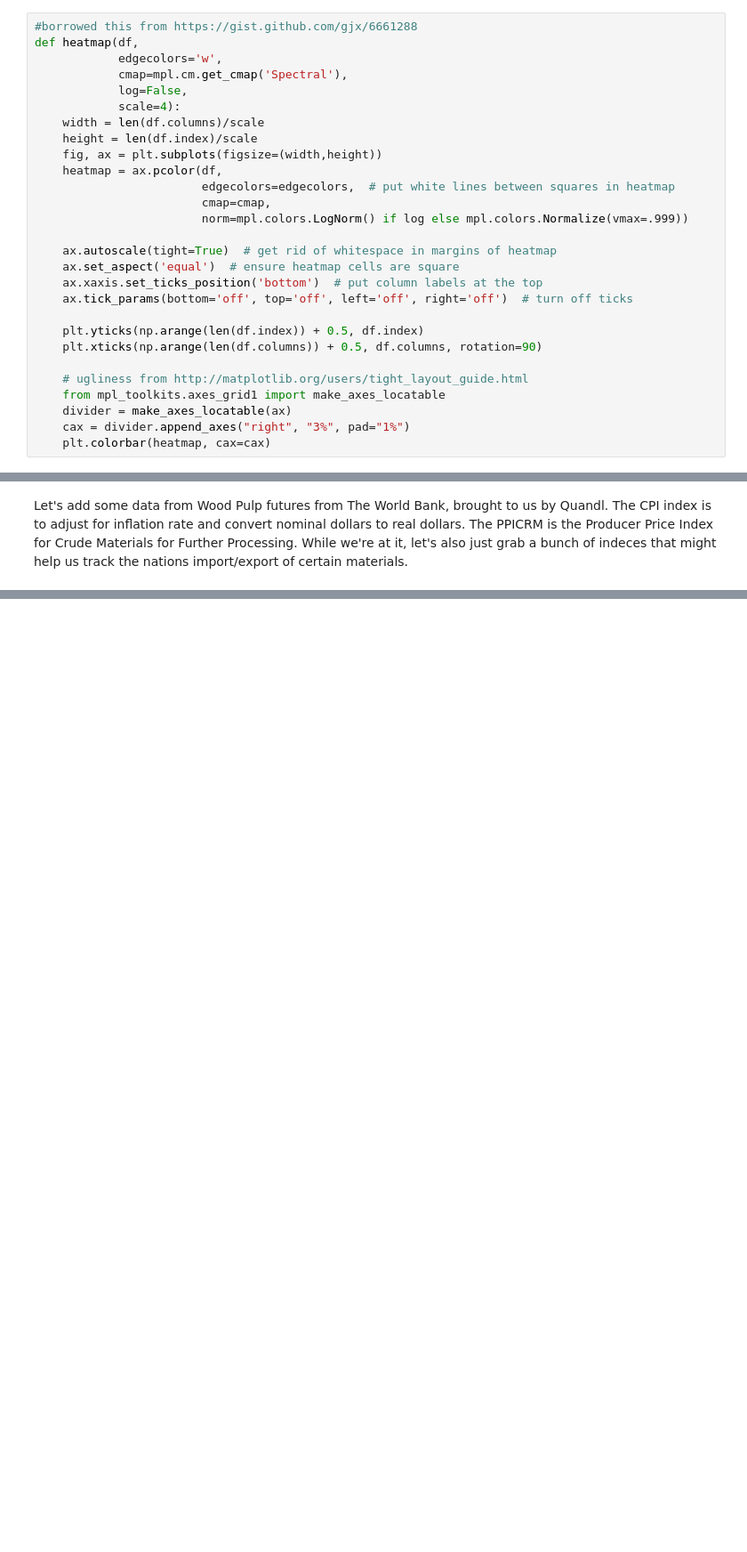
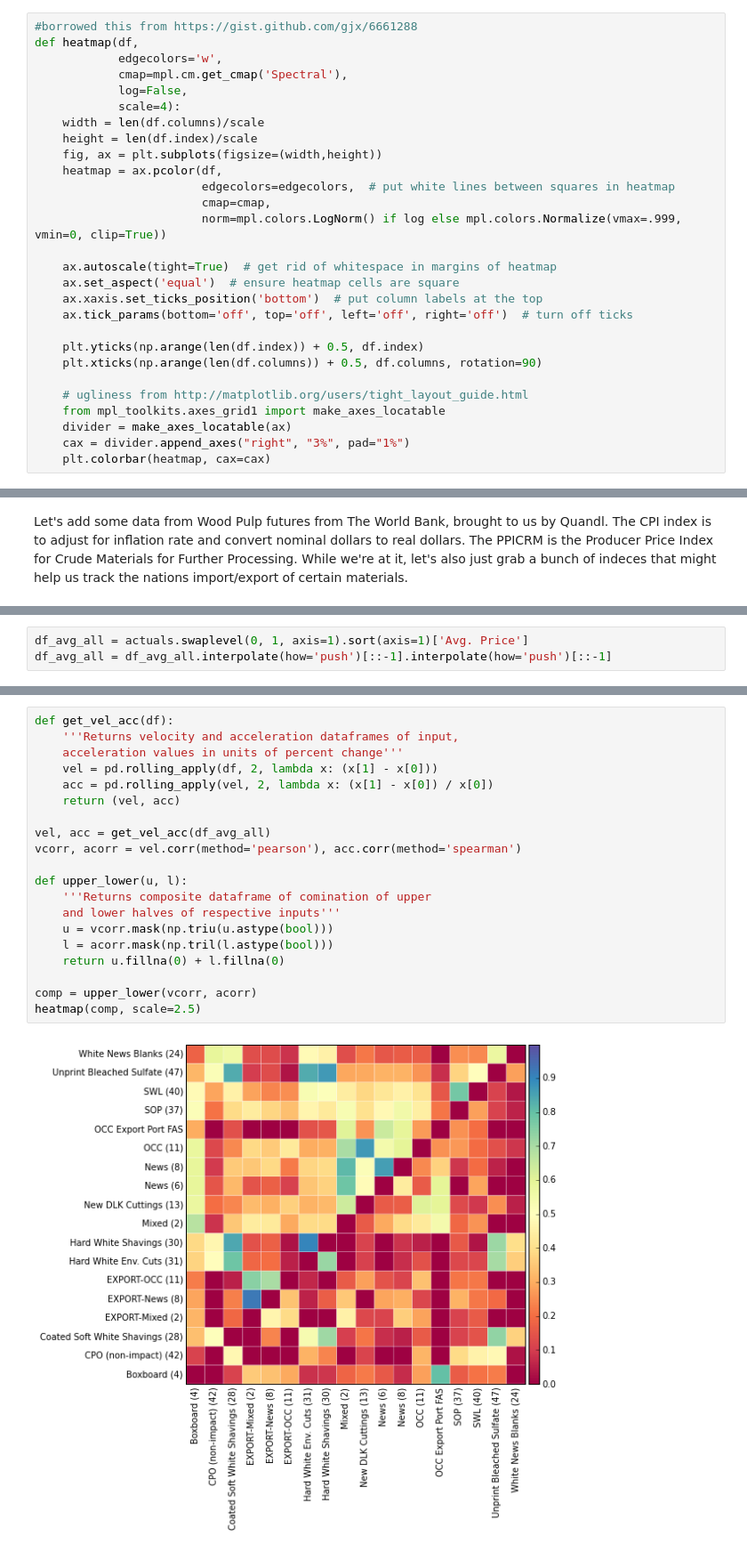
Before and after one commit to baronvonbadguy/cycle, a Jupyter notebook: Analysis.ipynb, the cells around one changed output, grey strips where cells are left out. Shown at 89% size. Cells and saved outputs as stored; diff of their text form; blank space fills up the shorter version.

Commit message:
added velocity and acceleration correlation matrix heatmap

```diff
--- a/Analysis.ipynb
+++ b/Analysis.ipynb
@@ -28,7 +28,7 @@ def heatmap(df,
     heatmap = ax.pcolor(df,
                         edgecolors=edgecolors,  # put white lines between squares in heatmap
                         cmap=cmap,
-                        norm=mpl.colors.LogNorm() if log else mpl.colors.Normalize(vmax=.999))
+                        norm=mpl.colors.LogNorm() if log else mpl.colors.Normalize(vmax=.999, vmin=0, clip=True))
 
     ax.autoscale(tight=True)  # get rid of whitespace in margins of heatmap
     ax.set_aspect('equal')  # ensure heatmap cells are square
@@ -345,0 +319,3 @@ actuals[[('Hard White Shavings (30)','Avg. Price'),
+# %%
+df_avg_all = actuals.swaplevel(0, 1, axis=1).sort(axis=1)['Avg. Price']
+df_avg_all = df_avg_all.interpolate(how='push')[::-1].interpolate(how='push')[::-1]
@@ -345,0 +330,22 @@ actuals[[('Hard White Shavings (30)','Avg. Price'),
+# %%
+def get_vel_acc(df):
+    '''Returns velocity and acceleration dataframes of input,
+    acceleration values in units of percent change'''
+    vel = pd.rolling_apply(df, 2, lambda x: (x[1] - x[0]))
+    acc = pd.rolling_apply(vel, 2, lambda x: (x[1] - x[0]) / x[0])
+    return (vel, acc)
+
+vel, acc = get_vel_acc(df_avg_all)
+vcorr, acorr = vel.corr(method='pearson'), acc.corr(method='spearman')
+
+def upper_lower(u, l):
+    '''Returns composite dataframe of comination of upper
+    and lower halves of respective inputs'''
+    u = vcorr.mask(np.triu(u.astype(bool)))
+    l = acorr.mask(np.tril(l.astype(bool)))
+    return u.fillna(0) + l.fillna(0)
+
+comp = upper_lower(vcorr, acorr)
+heatmap(comp, scale=2.5)
+# %% [output]
+[figure, added]
```
Also changed, not shown: parts of 9 cells of this notebook.
